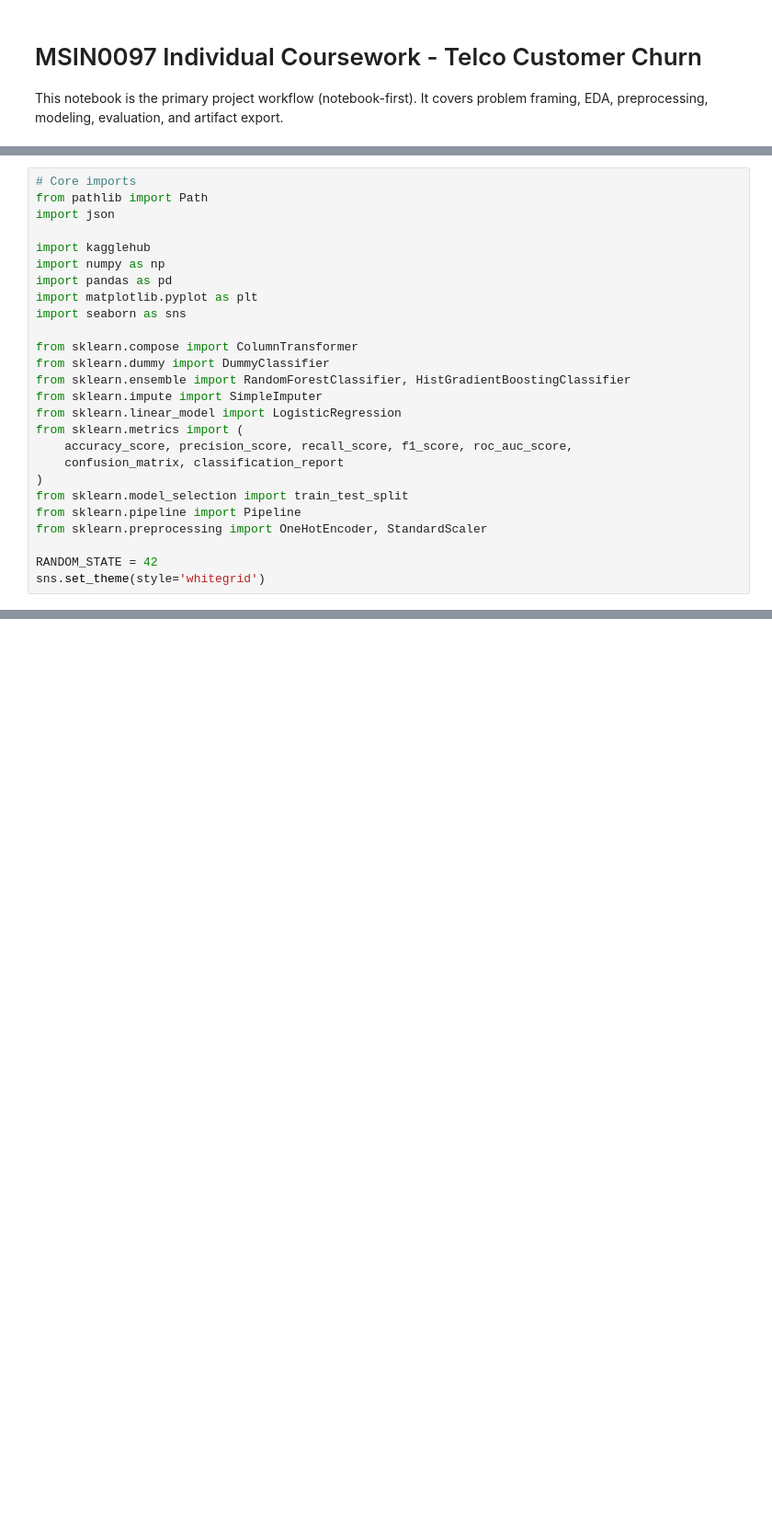
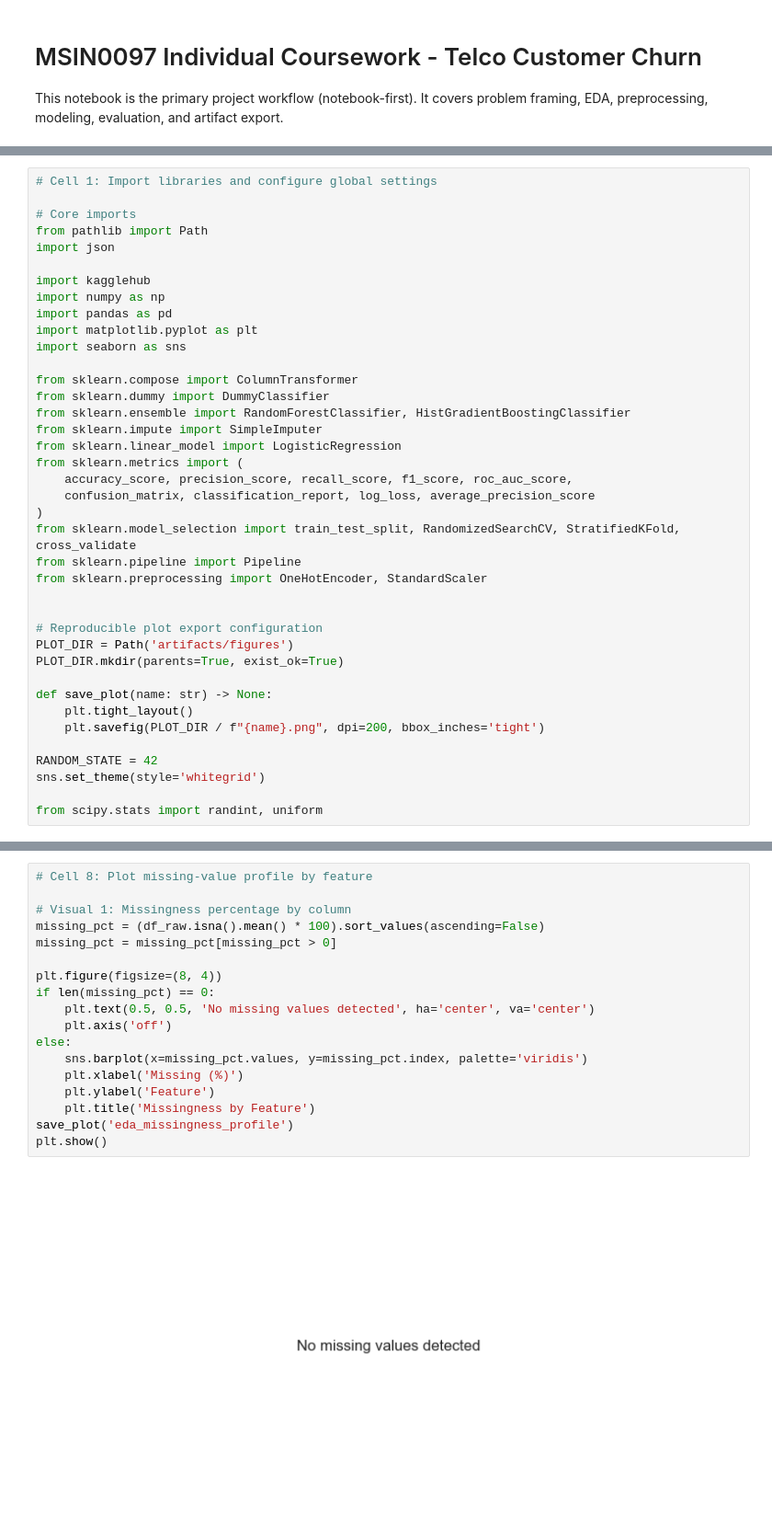
Before and after one commit to liqiangchen0606-rgb/Predictive, a Jupyter notebook: MSIN0097_Individual.ipynb, the cells around one changed output, grey strips where cells are left out. Shown at 92% size. Cells and saved outputs as stored; diff of their text form; blank space fills up the shorter version.

```diff
--- a/MSIN0097_Individual.ipynb
+++ b/MSIN0097_Individual.ipynb
@@ -13,4 +19,6 @@ It covers problem framing, EDA, preprocessing, modeling, evaluation, and artifac
 # %%
+# Cell 1: Import libraries and configure global settings
+
 # Core imports
 from pathlib import Path
 import json
@@ -28,12 +36,23 @@ from sklearn.impute import SimpleImputer
 from sklearn.linear_model import LogisticRegression
 from sklearn.metrics import (
     accuracy_score, precision_score, recall_score, f1_score, roc_auc_score,
-    confusion_matrix, classification_report
+    confusion_matrix, classification_report, log_loss, average_precision_score
 )
-from sklearn.model_selection import train_test_split
+from sklearn.model_selection import train_test_split, RandomizedSearchCV, StratifiedKFold, cross_validate
 from sklearn.pipeline import Pipeline
 from sklearn.preprocessing import OneHotEncoder, StandardScaler
 
+
+# Reproducible plot export configuration
+PLOT_DIR = Path('artifacts/figures')
+PLOT_DIR.mkdir(parents=True, exist_ok=True)
+
+def save_plot(name: str) -> None:
+    plt.tight_layout()
+    plt.savefig(PLOT_DIR / f"{name}.png", dpi=200, bbox_inches='tight')
+
 RANDOM_STATE = 42
 sns.set_theme(style='whitegrid')
+
+from scipy.stats import randint, uniform
 # %%
@@ -127,0 +177,20 @@ for col in numeric_cols_preview:
+# %%
+# Cell 8: Plot missing-value profile by feature
+
+# Visual 1: Missingness percentage by column
+missing_pct = (df_raw.isna().mean() * 100).sort_values(ascending=False)
+missing_pct = missing_pct[missing_pct > 0]
+
+plt.figure(figsize=(8, 4))
+if len(missing_pct) == 0:
+    plt.text(0.5, 0.5, 'No missing values detected', ha='center', va='center')
+    plt.axis('off')
+else:
+    sns.barplot(x=missing_pct.values, y=missing_pct.index, palette='viridis')
+    plt.xlabel('Missing (%)')
+    plt.ylabel('Feature')
+    plt.title('Missingness by Feature')
+save_plot('eda_missingness_profile')
+plt.show()
+# %% [output]
+[figure, added]
```
Also changed, not shown: parts of 37 cells of this notebook, 24 other files.
